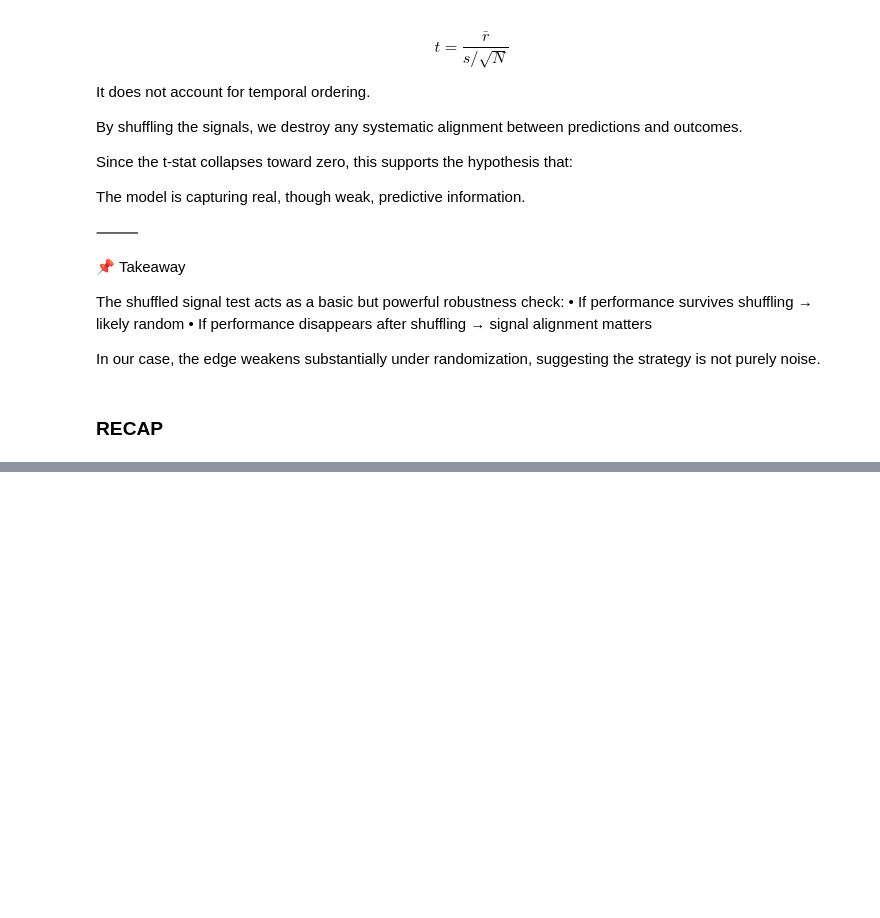
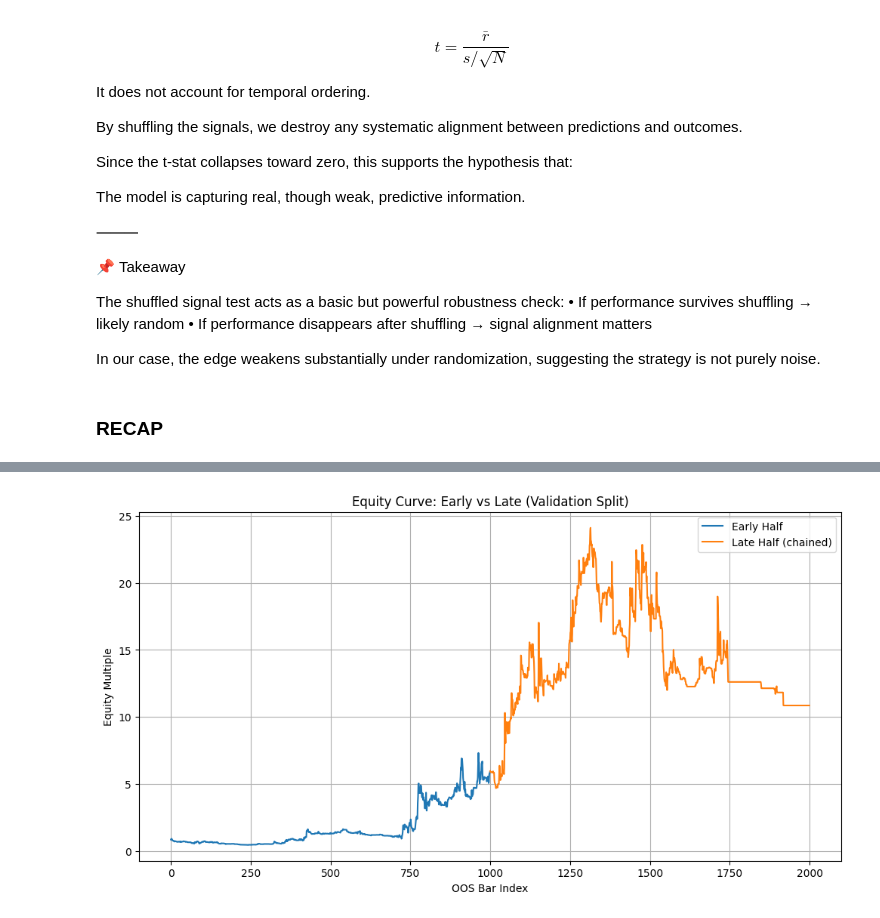
Before and after one commit to lucatoselliwork-source/XRPUSDT-Quant-ML, a Jupyter notebook: XRP_Model.ipynb, the cells around one changed output, grey strips where cells are left out. Saved outputs shown, nothing was run; the diff lists cells and outputs as text; code cells hidden in the pictures; blank space fills up the shorter version.

```diff
--- a/XRP_Model.ipynb
+++ b/XRP_Model.ipynb
@@ -3378,0 +2769,29 @@ shape: (1, 3)
+# %%
+# Build equity for early
+tr_early_best = apply_tau_and_tfilter_perps(
+    oos_early,
+    tau=best_tau,
+    t_window=t_window,
+    t_min=best_tmin,
+    taker_fee=taker_fee,
+    L=L,
+)
+
+eq_early = np.exp(tr_early_best["eq_log_net"].to_numpy())
+
+# Late equity
+eq_late = np.exp(tr_late["eq_log_net"].to_numpy())
+
+plt.figure(figsize=(12,6))
+plt.plot(eq_early, label="Early Half")
+plt.plot(range(len(eq_early), len(eq_early)+len(eq_late)),
+         eq_late * eq_early[-1],
+         label="Late Half (chained)")
+plt.title("Equity Curve: Early vs Late (Validation Split)")
+plt.ylabel("Equity Multiple")
+plt.xlabel("OOS Bar Index")
+plt.grid(True)
+plt.legend()
+plt.show()
+# %% [output]
+[figure, added]
```
Also changed, not shown: parts of 125 cells of this notebook.
